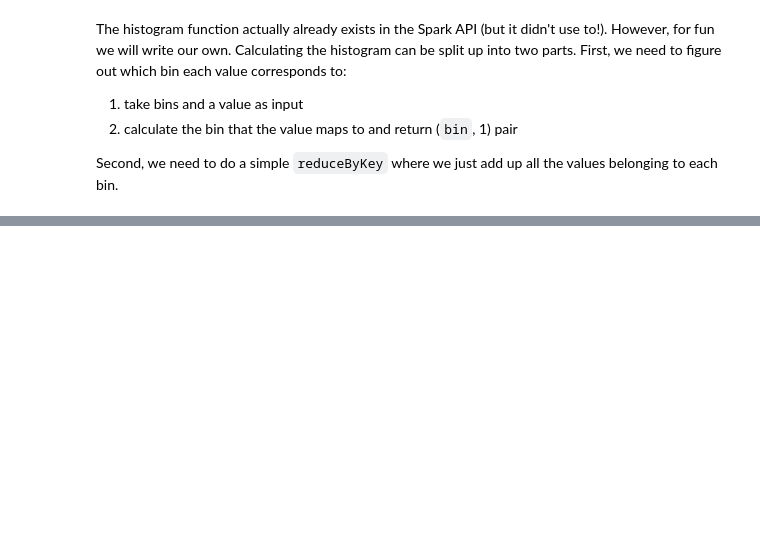
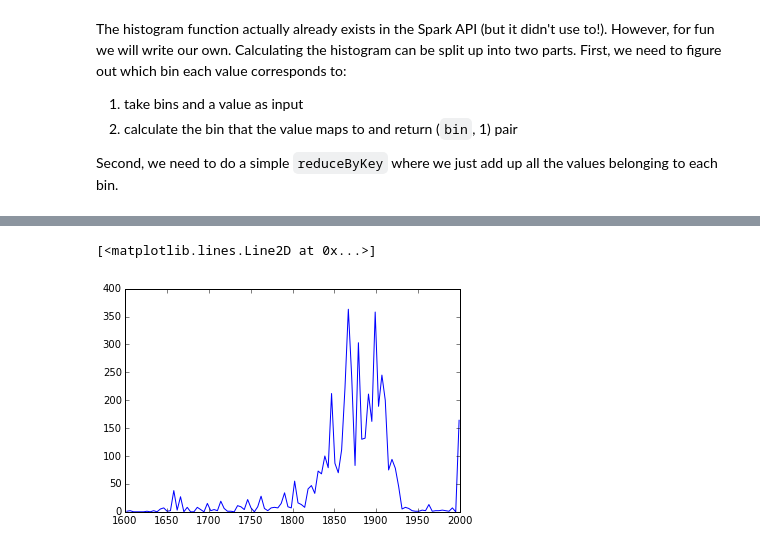
Before and after one commit to rokroskar/spark_workshop, a Jupyter notebook: gutenberg_ngrams.ipynb, the cells around one changed output, grey strips where cells are left out. Drawn from its saved outputs; the diff is of its cells as text; code cells hidden in the pictures; blank space fills up the shorter version.

Commit message:
updated notebook to run on brutus; finally makes a plot!

```diff
--- a/gutenberg_ngrams.ipynb
+++ b/gutenberg_ngrams.ipynb
@@ -39,6 +45,6 @@ They pretty much do the obvious:
 ### 1. Distributing the filenames
 # %%
 import glob
-flist = glob.glob('/Users/rok/python_src/gutenberg/dl-cache/*html')
+flist = glob.glob('/cluster/home03/sdid/roskarr/work/gutenberg/html/*html')
 print 'number of books: ', len(flist)
 # %% [output]
@@ -46,5 +52,5 @@ number of books:  5022
 # %%
-files_rdd = sc.parallelize(flist)
+files_rdd = sc.parallelize(flist, 200)
 # %%
 files_rdd.take(5)
 # %% [output]
@@ -234,9 +248,17 @@ def histogram(rdd, nbins = 100, min_val=None, max_val=None) :
 
     res = binned_rdd.countByValue()
 
-    return res, .5*(bin_edges[:-1]+bin_edges[1:])
+    # This is a sparse result -- turn into a dense vector for plotting:
+    res_full = np.zeros(nbins)
+    overflow = 0
+    for item in res.iteritems() :
+        if item[0] > len(res_full)-1 : overflow += item[1]
+        else: res_full[item[0]] = item[1]
+    res_full[-1] += overflow
+
+    return .5*(bin_edges[:-1]+bin_edges[1:]), res_full
 # %%
-res = histogram(year_rdd)
+res = histogram(year_rdd, min_val = 1600)
 # %%
 res
 # %% [output]
@@ -244,3 +282,8 @@ defaultdict(<type 'int'>, {0: 1, 3: 1, 15: 1, 16: 1, 42: 3, 44: 1, 67: 1, 70: 2,
+# %%
+plt.plot(res[0], res[1])
+# %% [output]
+[<matplotlib.lines.Line2D at 0x...>]
+[figure, added]
 # %%
 # First figure out which bin each document falls into:
     binned = rdd.map(lambda (_,x): get_bins(len(x),binedges))
```
Also changed, not shown: parts of 19 cells of this notebook.
